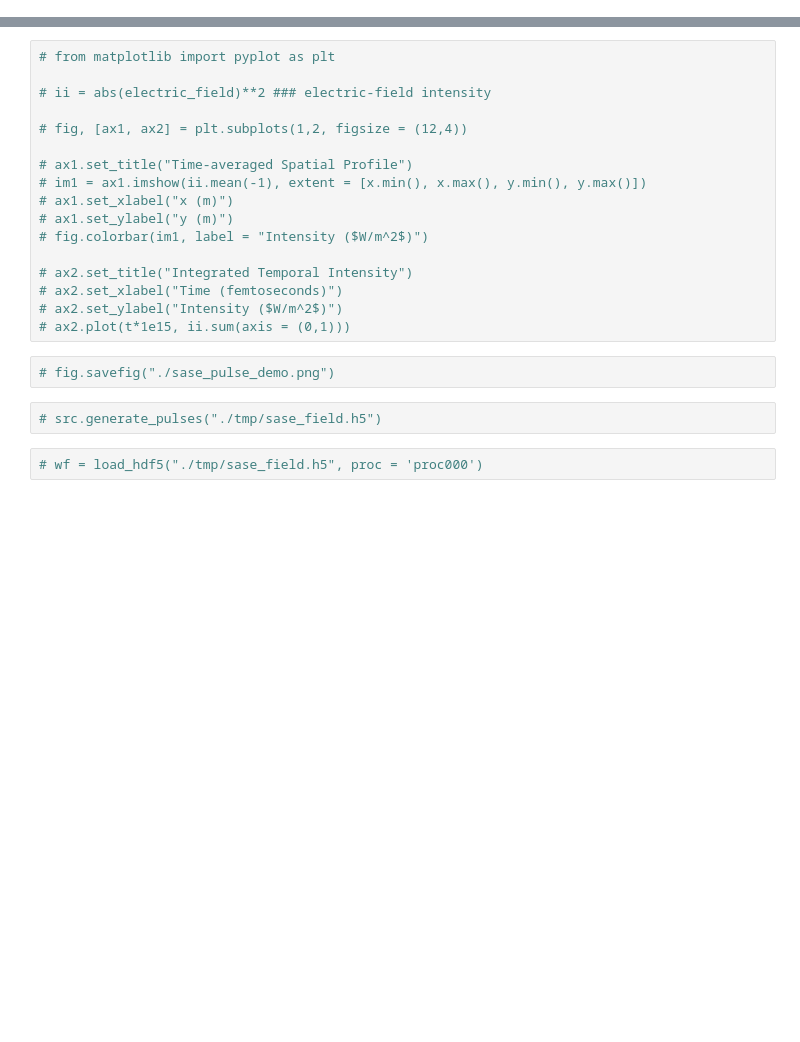
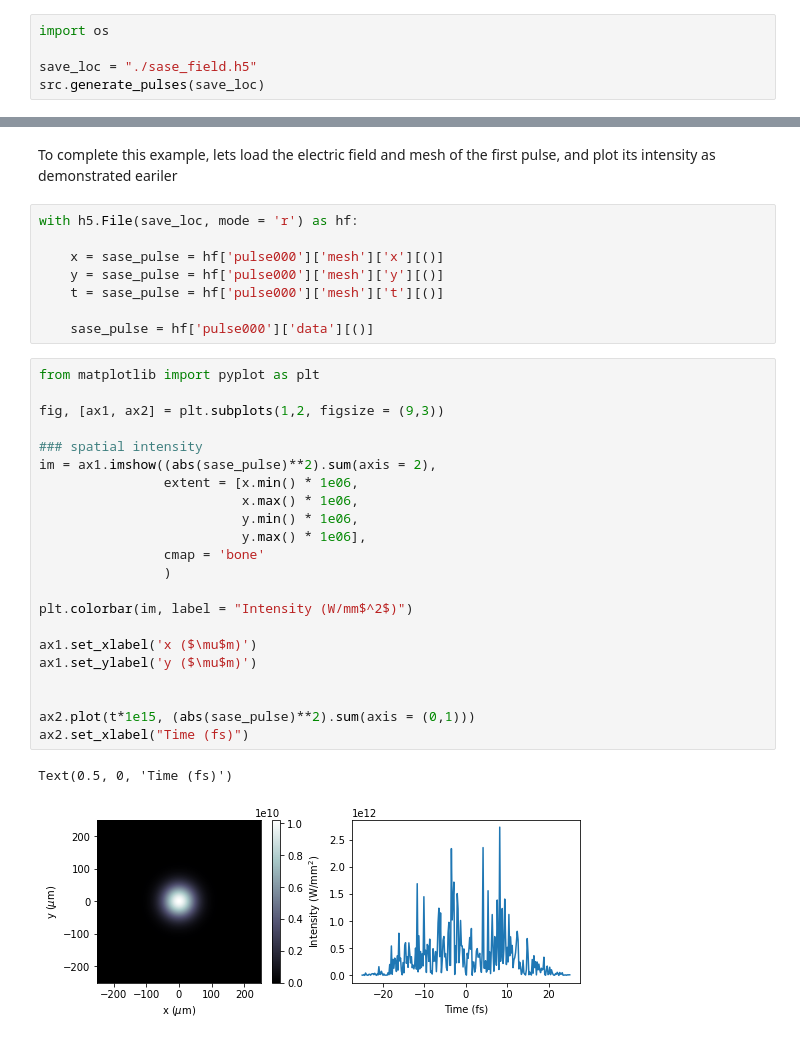
Before and after one commit to twguest/phenom, a Jupyter notebook: docs/source/notebooks/sase_model_pt2.ipynb, the cells around one changed output, grey strips where cells are left out. Saved outputs shown, nothing was run; the diff lists cells and outputs as text; blank space fills up the shorter version.

Commit message:
update demo

```diff
--- a/docs/source/notebooks/sase_model_pt2.ipynb
+++ b/docs/source/notebooks/sase_model_pt2.ipynb
@@ -33,0 +37,5 @@ src  = SASE_Source(x = x,
+# %%
+import os
+
+save_loc = "./sase_field.h5"
+src.generate_pulses(save_loc)
@@ -34,25 +83,35 @@ src  = SASE_Source(x = x,
+# %% [markdown]
+To complete this example, lets load the electric field and mesh of the first pulse, and plot its intensity as demonstrated eariler
+# %%
+with h5.File(save_loc, mode = 'r') as hf:
+
+    x = sase_pulse = hf['pulse000']['mesh']['x'][()]
+    y = sase_pulse = hf['pulse000']['mesh']['y'][()]
+    t = sase_pulse = hf['pulse000']['mesh']['t'][()]
+
+    sase_pulse = hf['pulse000']['data'][()]
 # %%
-# from matplotlib import pyplot as plt
+from matplotlib import pyplot as plt
 
-# ii = abs(electric_field)**2 ### electric-field intensity
+fig, [ax1, ax2] = plt.subplots(1,2, figsize = (9,3))
 
-# fig, [ax1, ax2] = plt.subplots(1,2, figsize = (12,4))
+### spatial intensity
+im = ax1.imshow((abs(sase_pulse)**2).sum(axis = 2),
+                extent = [x.min() * 1e06,
+                          x.max() * 1e06,
+                          y.min() * 1e06,
+                          y.max() * 1e06],
+                cmap = 'bone'
+                )
 
-# ax1.set_title("Time-averaged Spatial Profile")
-# im1 = ax1.imshow(ii.mean(-1), extent = [x.min(), x.max(), y.min(), y.max()])
-# ax1.set_xlabel("x (m)")
-# ax1.set_ylabel("y (m)")
-# fig.colorbar(im1, label = "Intensity ($W/m^2$)")
+plt.colorbar(im, label = "Intensity (W/mm$^2$)")
 
-# ax2.set_title("Integrated Temporal Intensity")
-# ax2.set_xlabel("Time (femtoseconds)")
-# ax2.set_ylabel("Intensity ($W/m^2$)")
-# ax2.plot(t*1e15, ii.sum(axis = (0,1)))
+ax1.set_xlabel('x ($\mu$m)')
+ax1.set_ylabel('y ($\mu$m)')
+
+
+ax2.plot(t*1e15, (abs(sase_pulse)**2).sum(axis = (0,1)))
+ax2.set_xlabel("Time (fs)")
+# %% [output]
+Text(0.5, 0, 'Time (fs)')
+[figure, added]
-# %%
-# fig.savefig("./sase_pulse_demo.png")
-# %%
-# src.generate_pulses("./tmp/sase_field.h5")
-# %%
-# wf = load_hdf5("./tmp/sase_field.h5", proc = 'proc000')
-# %% [markdown]
-####
```
Also changed, not shown: parts of 31 cells of this notebook, 6 other files.
